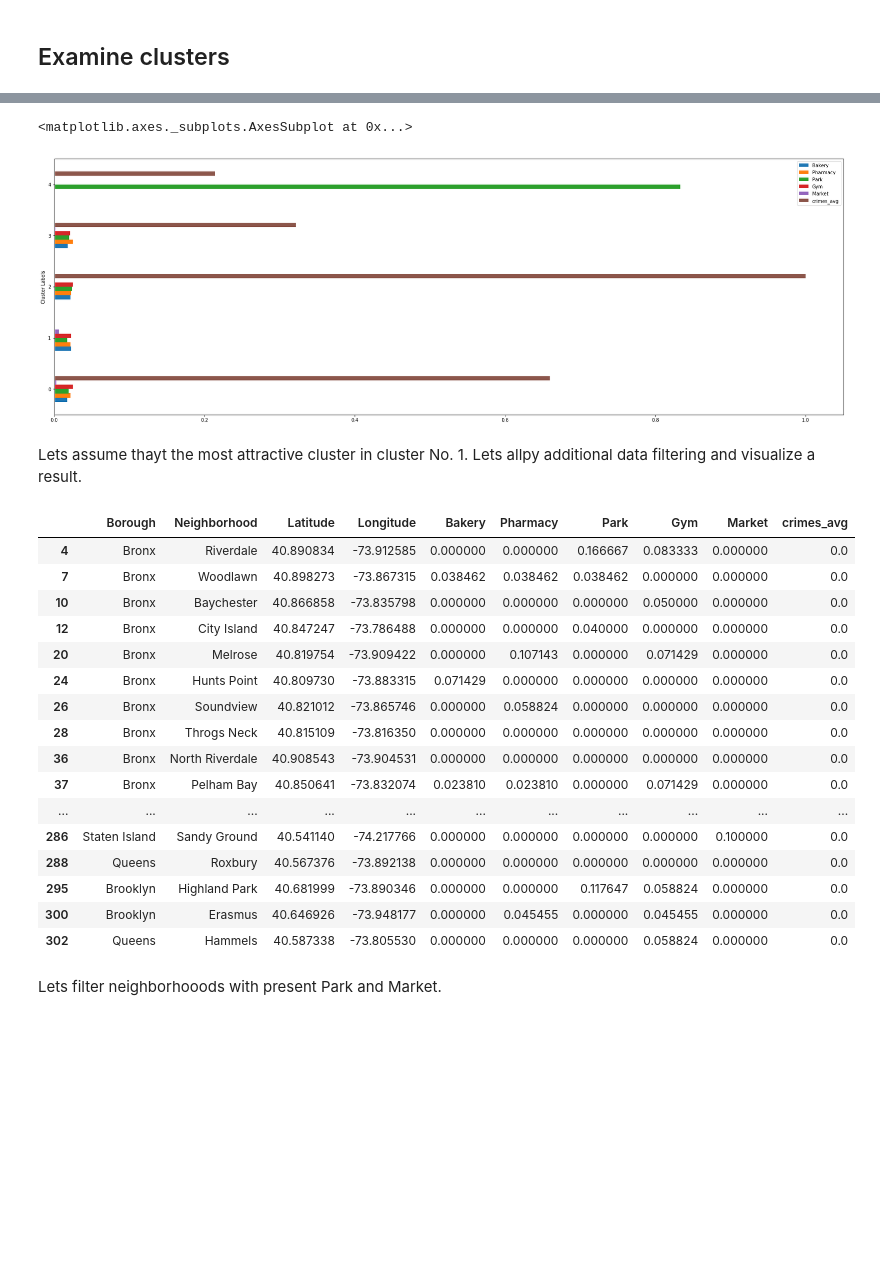
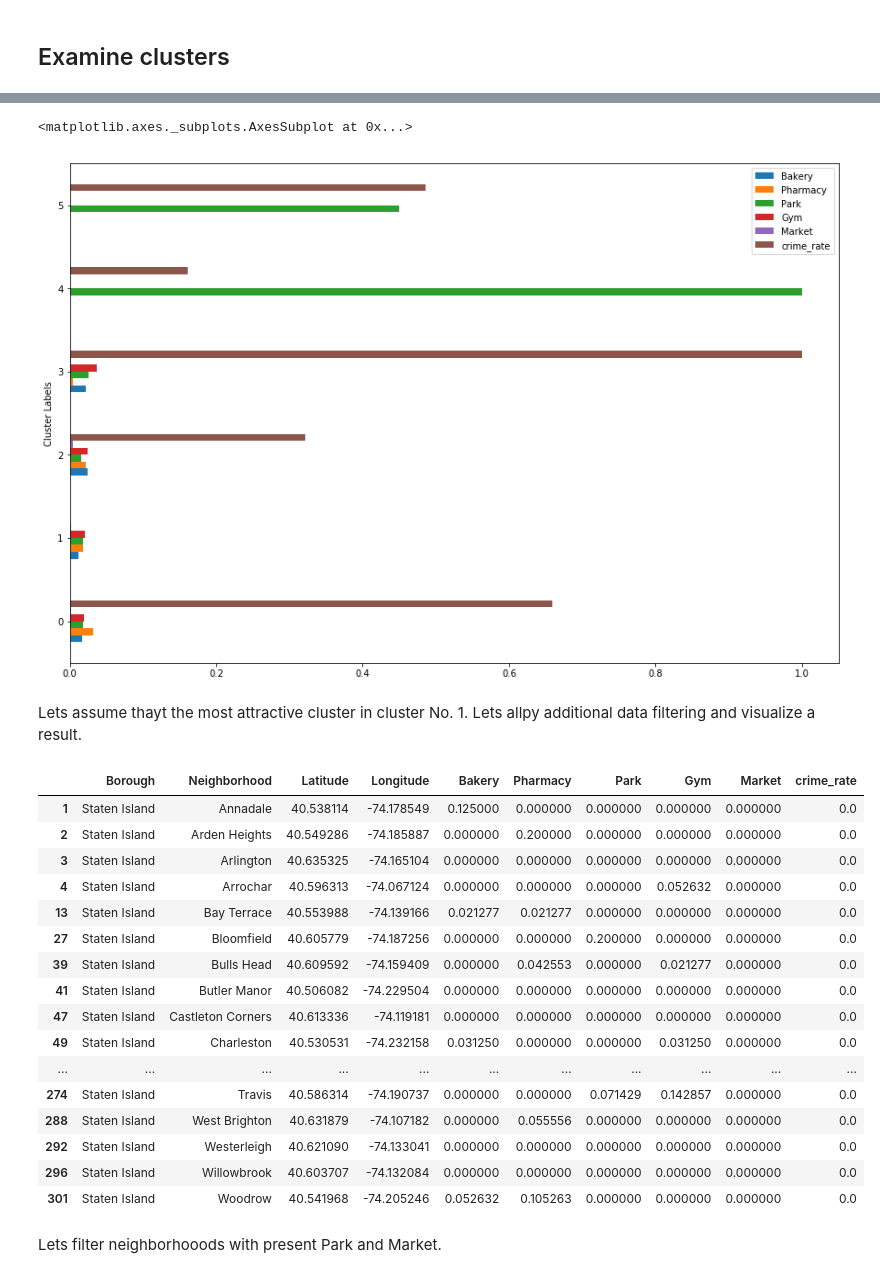
Before and after one commit to OlegCRS/Coursera_Capstone, a Jupyter notebook: Battle of Neighborhoods.ipynb, the cells around one changed output, grey strips where cells are left out. Saved outputs shown, nothing was run; the diff lists cells and outputs as text; code cells hidden in the pictures; blank space fills up the shorter version.

```diff
--- a/Battle of Neighborhoods.ipynb
+++ b/Battle of Neighborhoods.ipynb
@@ -477,8 +477,8 @@ grouped
 # %% [markdown]
 Lets combine venues data with crime data.
 # %%
-grouped_full = grouped.join(neighborhoods_crime, on='Neighborhood')
-grouped_full
+grouped_full_raw = grouped.join(neighborhoods_crime, on='Neighborhood')
+grouped_full_raw
 # %% [output]
 |  | Neighborhood | Bakery | Pharmacy | Park | Gym | Market | crimes_avg |
 | 0 | Allerton | 0.000000 | 0.035714 | 0.000000 | 0.000000 | 0.000000 | 28546 |
@@ -534,0 +508,4 @@ grouped_full
+# %%
+grouped_full = grouped_full_raw.copy()
+grouped_full["crimes_avg"] = grouped_full[["crimes_avg"]].apply(lambda x: (x - x.min()) / (x.max() - x.min()))
+grouped_full
@@ -618,0 +597,25 @@ merged.head()
+# %%
+# add clustering labels
+grouped_full_labeled = grouped_full.copy()
+grouped_full_labeled.insert(0, 'Cluster Labels', kmeans.labels_)
+
+neighborhoods_idx = neighborhoods.set_index('Neighborhood')
+neighborhoods_idx = neighborhoods_idx.loc[~neighborhoods_idx.index.duplicated(keep='last')]
+
+merged = pd.DataFrame(columns=['Borough', 'Neighborhood', 'Latitude', 'Longitude', 'Cluster Labels', 'Bakery', 'Pharmacy', 'Park', 'Gym', 'Market', 'crime_rate'])
+for i, data in grouped_full_labeled.iterrows():
+    merged = merged.append({
+        'Borough': neighborhoods_idx.loc[data['Neighborhood'], 'Borough'],
+        'Neighborhood': data['Neighborhood'],
+        'Latitude': neighborhoods_idx.loc[data['Neighborhood'], 'Latitude'],
+        'Longitude': neighborhoods_idx.loc[data['Neighborhood'], 'Longitude'],
+        'Cluster Labels': data['Cluster Labels'],
+        'Bakery': data['Bakery'],
+        'Pharmacy': data['Pharmacy'],
+        'Park': data['Park'],
+        'Gym': data['Gym'],
+        'Market': data['Market'],
+        'crime_rate': data['crimes_avg']
+    }, ignore_index=True)
+
+merged.head()
@@ -694,31 +716,34 @@ dtype: float64
 # %%
-merged.loc[:, merged.columns[[4] + list(range(5, merged.shape[1]))]].groupby('Cluster Labels').mean().plot.barh(figsize=(30, 10))
+merged_filtered = merged.loc[:, merged.columns[[4] + list(range(5, merged.shape[1]))]].copy()
+merged_filtered.fillna(0, inplace=True)
+merged_filtered_grouped = merged_filtered.groupby('Cluster Labels').mean()
+merged_filtered_grouped.plot.barh(figsize=(15, 10))
 # %% [output]
 <matplotlib.axes._subplots.AxesSubplot at 0x...>
-[figure, old version]
+[figure, new version]
 # %% [markdown]
 Lets assume thayt the most attractive cluster in cluster No. 1. Lets allpy additional data filtering and visualize a result.
 # %%
 cluster1_data = merged.loc[merged['Cluster Labels'] == 1, merged.columns[[0, 1, 2, 3] + list(range(5, merged.shape[1]))]].drop_duplicates()
 cluster1_data
 # %% [output]
-|  | Borough | Neighborhood | Latitude | Longitude | Bakery | Pharmacy | Park | Gym | Market | crimes_avg |
-| 4 | Bronx | Riverdale | 40.890834 | -73.912585 | 0.000000 | 0.000000 | 0.166667 | 0.083333 | 0.000000 | 0.0 |
-| 7 | Bronx | Woodlawn | 40.898273 | -73.867315 | 0.038462 | 0.038462 | 0.038462 | 0.000000 | 0.000000 | 0.0 |
-| 10 | Bronx | Baychester | 40.866858 | -73.835798 | 0.000000 | 0.000000 | 0.000000 | 0.050000 | 0.000000 | 0.0 |
-| 12 | Bronx | City Island | 40.847247 | -73.786488 | 0.000000 | 0.000000 | 0.040000 | 0.000000 | 0.000000 | 0.0 |
-| 20 | Bronx | Melrose | 40.819754 | -73.909422 | 0.000000 | 0.107143 | 0.000000 | 0.071429 | 0.000000 | 0.0 |
-| 24 | Bronx | Hunts Point | 40.809730 | -73.883315 | 0.071429 | 0.000000 | 0.000000 | 0.000000 | 0.000000 | 0.0 |
-| 26 | Bronx | Soundview | 40.821012 | -73.865746 | 0.000000 | 0.058824 | 0.000000 | 0.000000 | 0.000000 | 0.0 |
-| 28 | Bronx | Throgs Neck | 40.815109 | -73.816350 | 0.000000 | 0.000000 | 0.000000 | 0.000000 | 0.000000 | 0.0 |
-| 36 | Bronx | North Riverdale | 40.908543 | -73.904531 | 0.000000 | 0.000000 | 0.000000 | 0.000000 | 0.000000 | 0.0 |
-| 37 | Bronx | Pelham Bay | 40.850641 | -73.832074 | 0.023810 | 0.023810 | 0.000000 | 0.071429 | 0.000000 | 0.0 |
+|  | Borough | Neighborhood | Latitude | Longitude | Bakery | Pharmacy | Park | Gym | Market | crime_rate |
+| 1 | Staten Island | Annadale | 40.538114 | -74.178549 | 0.125000 | 0.000000 | 0.000000 | 0.000000 | 0.000000 | 0.0 |
+| 2 | Staten Island | Arden Heights | 40.549286 | -74.185887 | 0.000000 | 0.200000 | 0.000000 | 0.000000 | 0.000000 | 0.0 |
+| 3 | Staten Island | Arlington | 40.635325 | -74.165104 | 0.000000 | 0.000000 | 0.000000 | 0.000000 | 0.000000 | 0.0 |
+| 4 | Staten Island | Arrochar | 40.596313 | -74.067124 | 0.000000 | 0.000000 | 0.000000 | 0.052632 | 0.000000 | 0.0 |
+| 13 | Staten Island | Bay Terrace | 40.553988 | -74.139166 | 0.021277 | 0.021277 | 0.000000 | 0.000000 | 0.000000 | 0.0 |
+| 27 | Staten Island | Bloomfield | 40.605779 | -74.187256 | 0.000000 | 0.000000 | 0.200000 | 0.000000 | 0.000000 | 0.0 |
+| 39 | Staten Island | Bulls Head | 40.609592 | -74.159409 | 0.000000 | 0.042553 | 0.000000 | 0.021277 | 0.000000 | 0.0 |
+| 41 | Staten Island | Butler Manor | 40.506082 | -74.229504 | 0.000000 | 0.000000 | 0.000000 | 0.000000 | 0.000000 | 0.0 |
+| 47 | Staten Island | Castleton Corners | 40.613336 | -74.119181 | 0.000000 | 0.000000 | 0.000000 | 0.000000 | 0.000000 | 0.0 |
+| 49 | Staten Island | Charleston | 40.530531 | -74.232158 | 0.031250 | 0.000000 | 0.000000 | 0.031250 | 0.000000 | 0.0 |
 | ... | ... | ... | ... | ... | ... | ... | ... | ... | ... | ... |
-| 286 | Staten Island | Sandy Ground | 40.541140 | -74.217766 | 0.000000 | 0.000000 | 0.000000 | 0.000000 | 0.100000 | 0.0 |
-| 288 | Queens | Roxbury | 40.567376 | -73.892138 | 0.000000 | 0.000000 | 0.000000 | 0.000000 | 0.000000 | 0.0 |
-| 295 | Brooklyn | Highland Park | 40.681999 | -73.890346 | 0.000000 | 0.000000 | 0.117647 | 0.058824 | 0.000000 | 0.0 |
-| 300 | Brooklyn | Erasmus | 40.646926 | -73.948177 | 0.000000 | 0.045455 | 0.000000 | 0.045455 | 0.000000 | 0.0 |
-| 302 | Queens | Hammels | 40.587338 | -73.805530 | 0.000000 | 0.000000 | 0.000000 | 0.058824 | 0.000000 | 0.0 |
+| 274 | Staten Island | Travis | 40.586314 | -74.190737 | 0.000000 | 0.000000 | 0.071429 | 0.142857 | 0.000000 | 0.0 |
+| 288 | Staten Island | West Brighton | 40.631879 | -74.107182 | 0.000000 | 0.055556 | 0.000000 | 0.000000 | 0.000000 | 0.0 |
+| 292 | Staten Island | Westerleigh | 40.621090 | -74.133041 | 0.000000 | 0.000000 | 0.000000 | 0.000000 | 0.000000 | 0.0 |
+| 296 | Staten Island | Willowbrook | 40.603707 | -74.132084 | 0.000000 | 0.000000 | 0.000000 | 0.000000 | 0.000000 | 0.0 |
+| 301 | Staten Island | Woodrow | 40.541968 | -74.205246 | 0.052632 | 0.105263 | 0.000000 | 0.000000 | 0.000000 | 0.0 |
 # %% [markdown]
 Lets filter neighborhooods with present Park and Market.
 # %%
```
Also changed, not shown: parts of 10 cells of this notebook.
